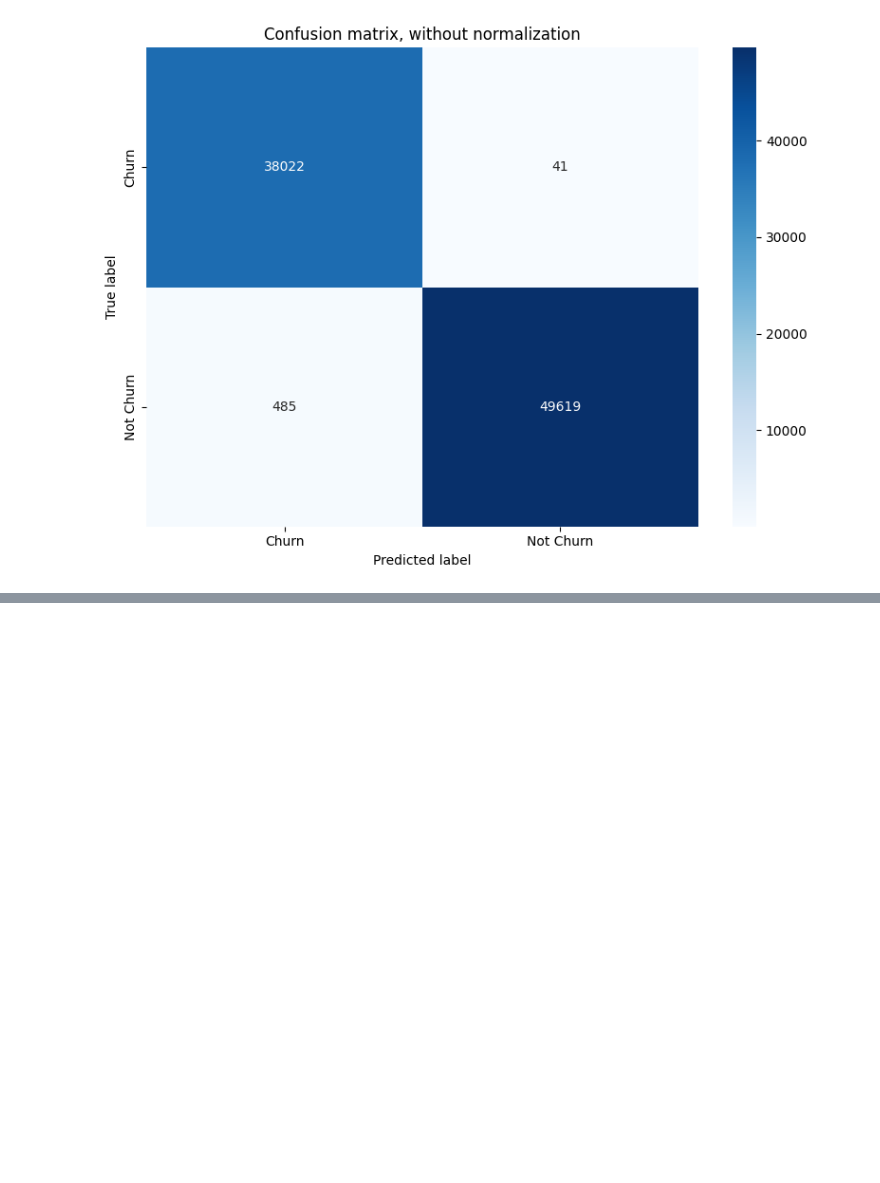
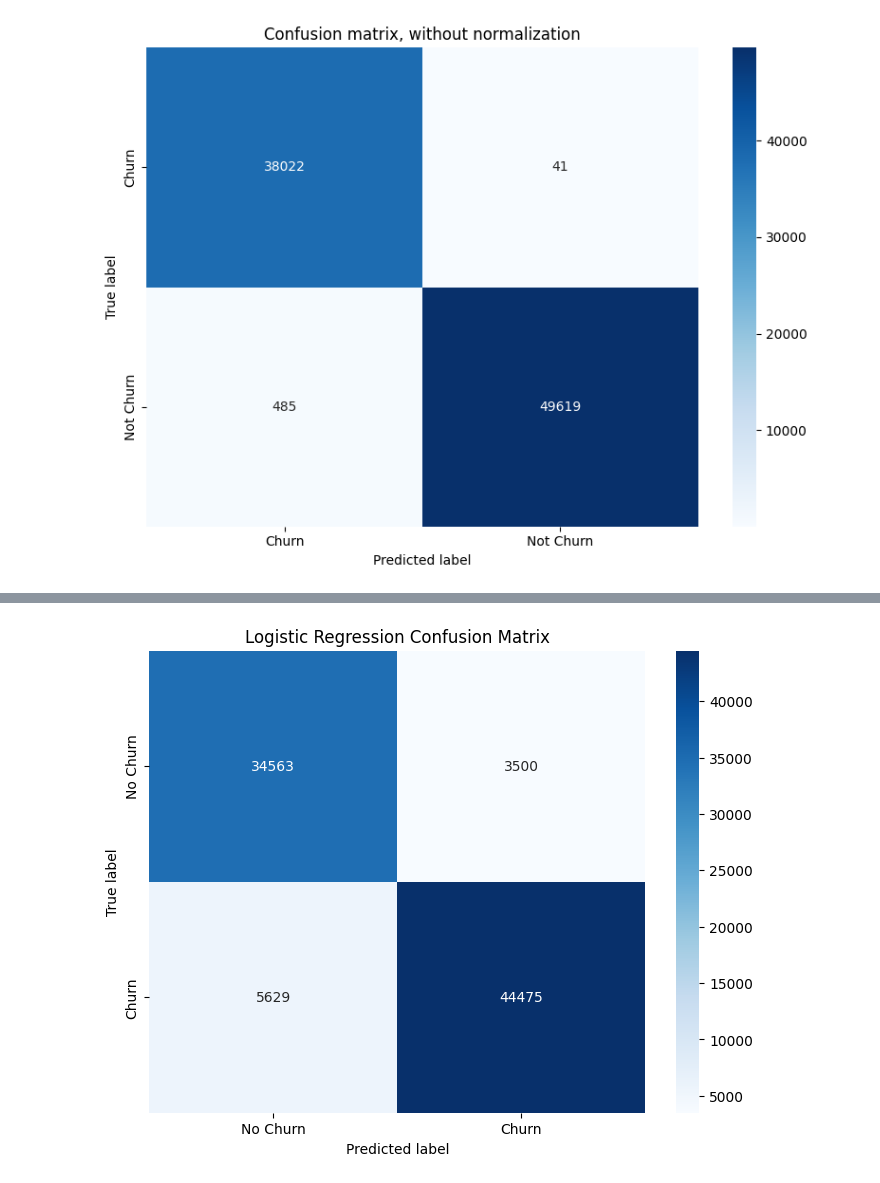
Before and after one commit to SnickleSH/customer-churn-analysis, a Jupyter notebook: notebooks/main.ipynb, the cells around one changed output, grey strips where cells are left out. Saved outputs shown, nothing was run; the diff lists cells and outputs as text; code cells hidden in the pictures; blank space fills up the shorter version.

```diff
--- a/notebooks/main.ipynb
+++ b/notebooks/main.ipynb
@@ -473,0 +540,4 @@ plt.show()
+# %%
+model4 = LogisticRegression(max_iter=1000, solver='liblinear', random_state=42)
+# %%
+model4.fit(X_train_scaled, y_train)
@@ -473,0 +546,3 @@ plt.show()
+# %%
+y_pred_prob4 = model4.predict_proba(X_test_scaled)[:, 1]
+y_pred4 = (y_pred_prob4 > 0.5).astype("int32")
@@ -473,0 +569,10 @@ plt.show()
+# %%
+plt.figure(figsize=(8, 6))
+sns.heatmap(confusion_matrix(y_test, y_pred4), annot=True, fmt='d', cmap="Blues",
+            xticklabels=['No Churn', 'Churn'], yticklabels=['No Churn', 'Churn'])
+plt.title("Logistic Regression Confusion Matrix")
+plt.ylabel("True label")
+plt.xlabel("Predicted label")
+plt.show()
+# %% [output]
+[figure, added]
```
Also changed, not shown: parts of 13 cells of this notebook, 2 other files.
